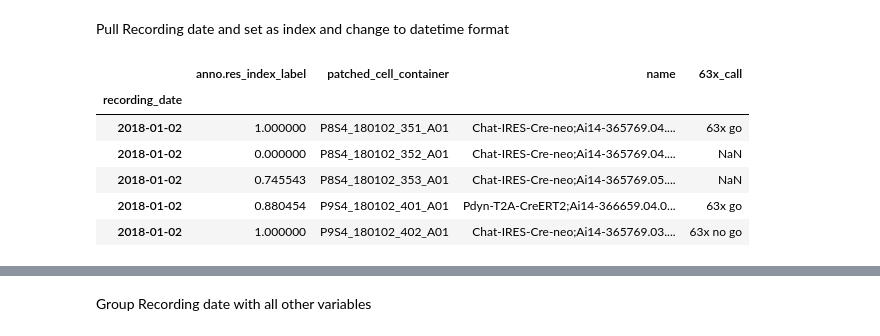
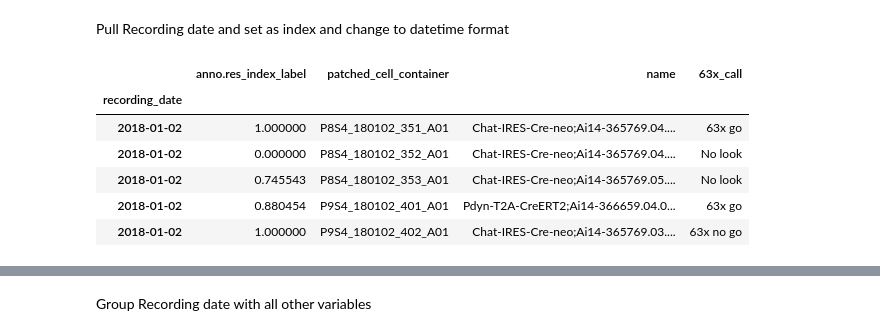
Before and after one commit to ru57y34nn/SMART_goals, a Jupyter notebook: src/Mouse_Smart_Data.ipynb, the cells around one changed output, grey strips where cells are left out. Cells and saved outputs as stored; diff of their text form; code cells hidden in the pictures.

```diff
--- a/src/Mouse_Smart_Data.ipynb
+++ b/src/Mouse_Smart_Data.ipynb
@@ -27,12 +70,14 @@ Pull Recording date and set as index and change to datetime format
 # %%
 mdata['recording_date'] = pd.to_datetime(mdata['recording_date'], format='%Y-%m-%d')
+mdata['63x_call'].fillna("No look", inplace=True)
+mdata['anno.res_index_label'].fillna(2, inplace=True)
 mdata.set_index(['recording_date'], inplace = True)
 mdata.head()
 # %% [output]
 |  | anno.res_index_label | patched_cell_container | name | 63x_call |
 | recording_date |  |  |  |  |
 | 2018-01-02 | 1.000000 | P8S4_180102_351_A01 | Chat-IRES-Cre-neo;Ai14-365769.04.... | 63x go |
-| 2018-01-02 | 0.000000 | P8S4_180102_352_A01 | Chat-IRES-Cre-neo;Ai14-365769.04.... | NaN |
-| 2018-01-02 | 0.745543 | P8S4_180102_353_A01 | Chat-IRES-Cre-neo;Ai14-365769.05.... | NaN |
+| 2018-01-02 | 0.000000 | P8S4_180102_352_A01 | Chat-IRES-Cre-neo;Ai14-365769.04.... | No look |
+| 2018-01-02 | 0.745543 | P8S4_180102_353_A01 | Chat-IRES-Cre-neo;Ai14-365769.05.... | No look |
 | 2018-01-02 | 0.880454 | P9S4_180102_401_A01 | Pdyn-T2A-CreERT2;Ai14-366659.04.0... | 63x go |
 | 2018-01-02 | 1.000000 | P9S4_180102_402_A01 | Chat-IRES-Cre-neo;Ai14-365769.03.... | 63x no go |
```
Also changed, not shown: parts of 13 cells of this notebook.
